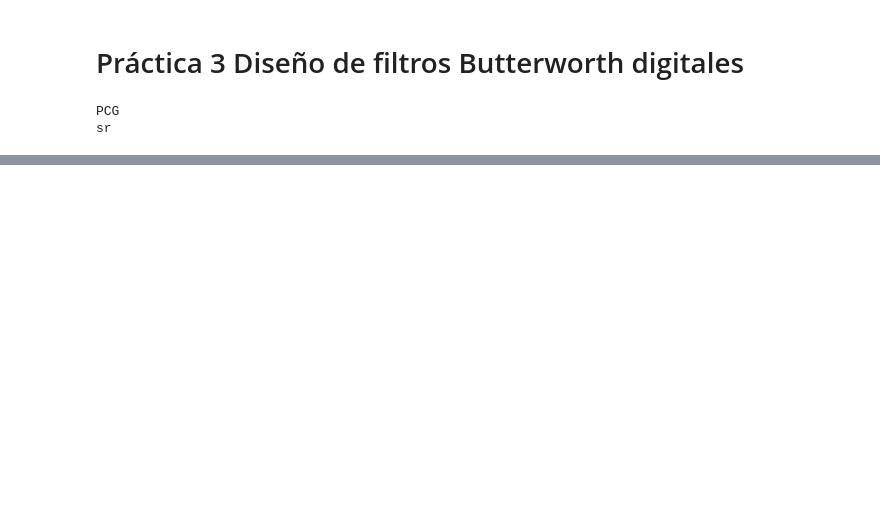
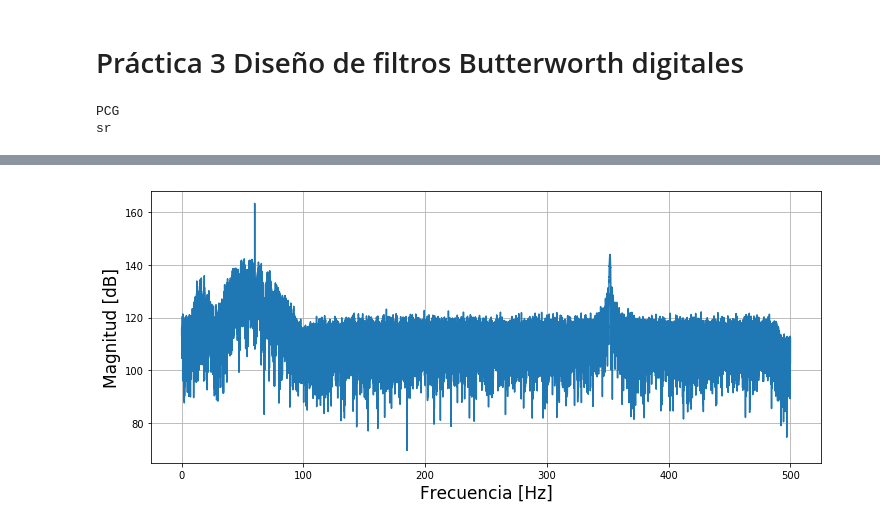
Before and after one commit to AguilarRosario/Servicio-Social, a Jupyter notebook: src/FAyD/Butterwoth_práctica3.ipynb, the cells around one changed output, grey strips where cells are left out. Saved outputs shown, nothing was run; the diff lists cells and outputs as text; code cells hidden in the pictures; blank space fills up the shorter version.

```diff
--- a/src/FAyD/Butterwoth_práctica3.ipynb
+++ b/src/FAyD/Butterwoth_práctica3.ipynb
@@ -66,13 +69,16 @@ plt.grid(True)
 # %%
 # FFT de la señal contaminada
 
 h,w = fou(PCG,sr)
-plt.figure(figsize=(30,10))
+plt.figure(figsize=(12,5))
 plt.plot(w,h)
-plt.title('FFT de la señal contaminada',fontsize=17)
-plt.xlabel('Frecuenia [Hz]',fontsize=17)
+# plt.title('FFT de la señal contaminada',fontsize=17)
+plt.xlabel('Frecuencia [Hz]',fontsize=17)
 plt.ylabel('Magnitud [dB]',fontsize=17)
 plt.grid(True)
+plt.savefig(datapath+'images\\FFT_c.png')
+# %% [output]
+[figure, added]
 # %%
 # Diseño de filtro rechaza banda orden 2
 
```
Also changed, not shown: parts of 9 cells of this notebook, 3 other files.
